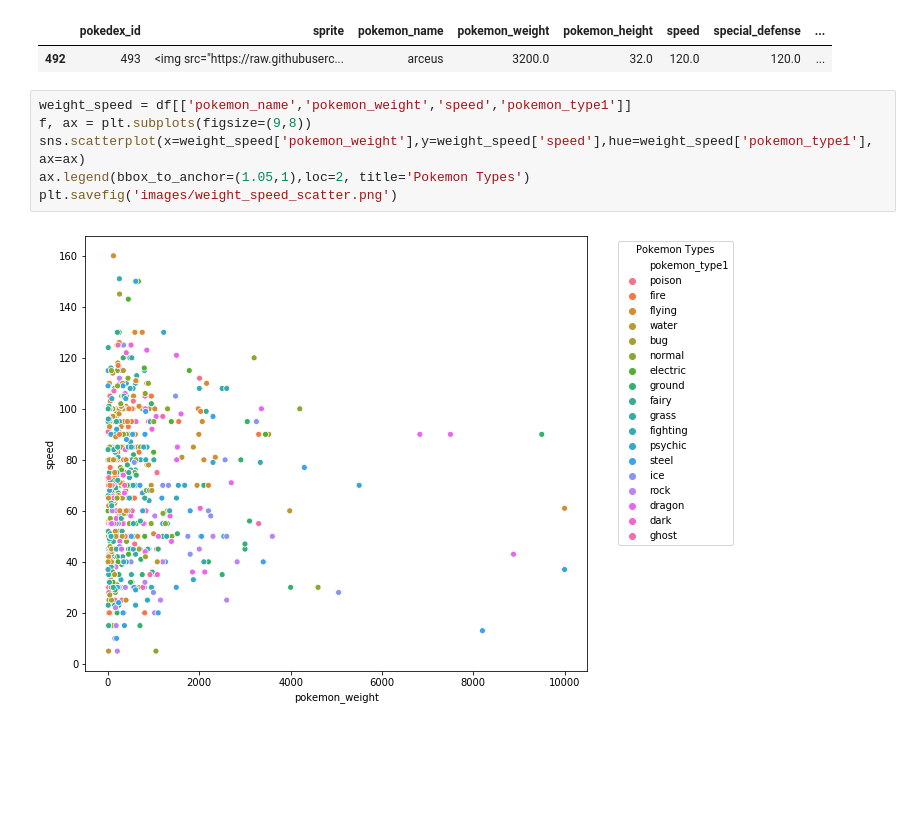
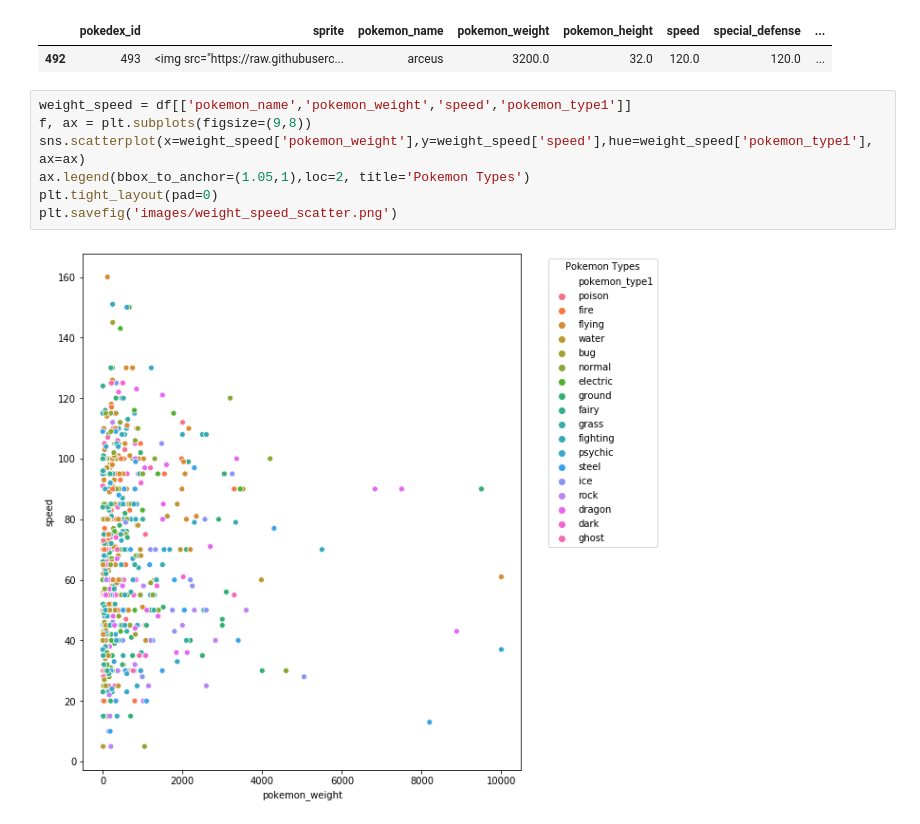
Before and after one commit to JayTDawgzone/pokemon_characteristics, a Jupyter notebook: Notebooks/pokemon_analysis.ipynb, the cells around one changed output. Cells and saved outputs as stored; diff of their text form; blank space fills up the shorter version.

```diff
--- a/Notebooks/pokemon_analysis.ipynb
+++ b/Notebooks/pokemon_analysis.ipynb
@@ -355,11 +263,12 @@ arceus
 # %%
 weight_speed = df[['pokemon_name','pokemon_weight','speed','pokemon_type1']]
 f, ax = plt.subplots(figsize=(9,8))
 sns.scatterplot(x=weight_speed['pokemon_weight'],y=weight_speed['speed'],hue=weight_speed['pokemon_type1'], ax=ax)
 ax.legend(bbox_to_anchor=(1.05,1),loc=2, title='Pokemon Types')
+plt.tight_layout(pad=0)
 plt.savefig('images/weight_speed_scatter.png')
 # %% [output]
-[figure, old version]
+[figure, new version]
 # %%
 height_speed = df[['pokemon_name','pokemon_height','speed','pokemon_type1']]
 f, ax = plt.subplots(figsize=(9,8))
```
Also changed, not shown: parts of 19 cells of this notebook, 19 other files.
